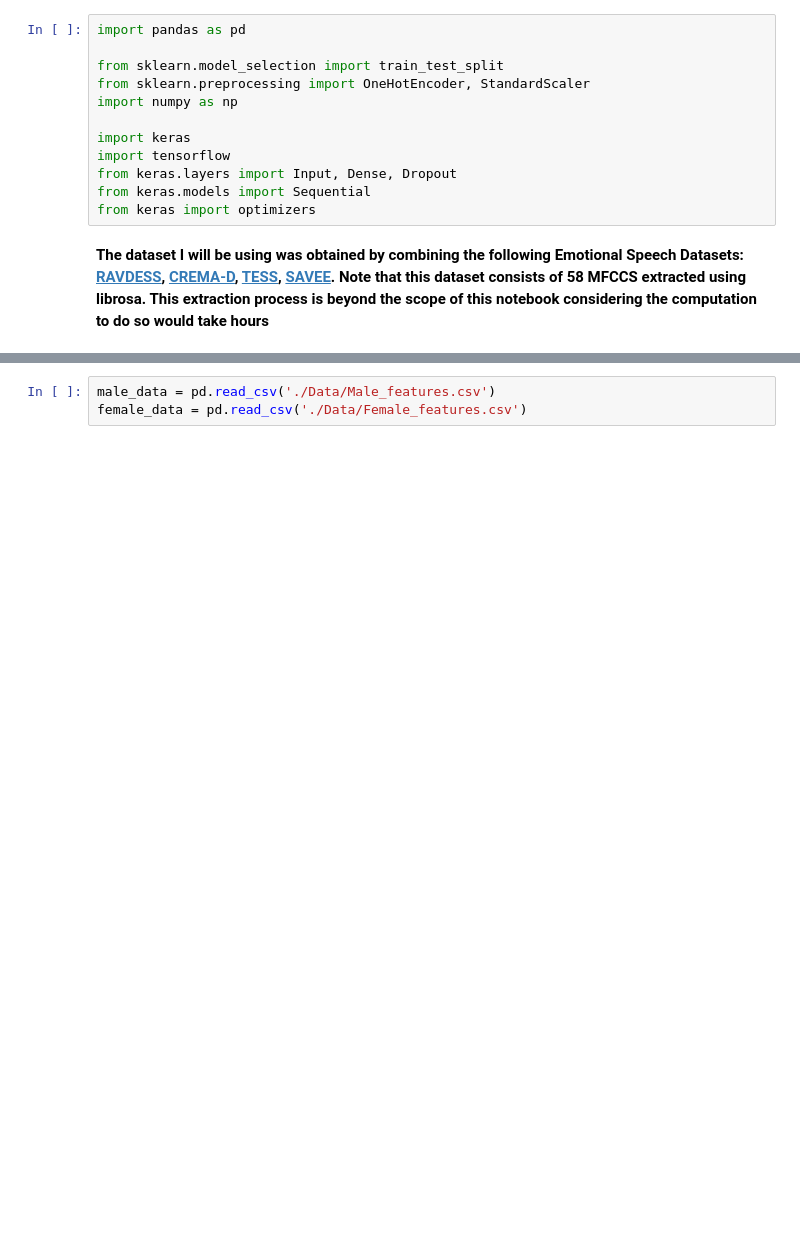
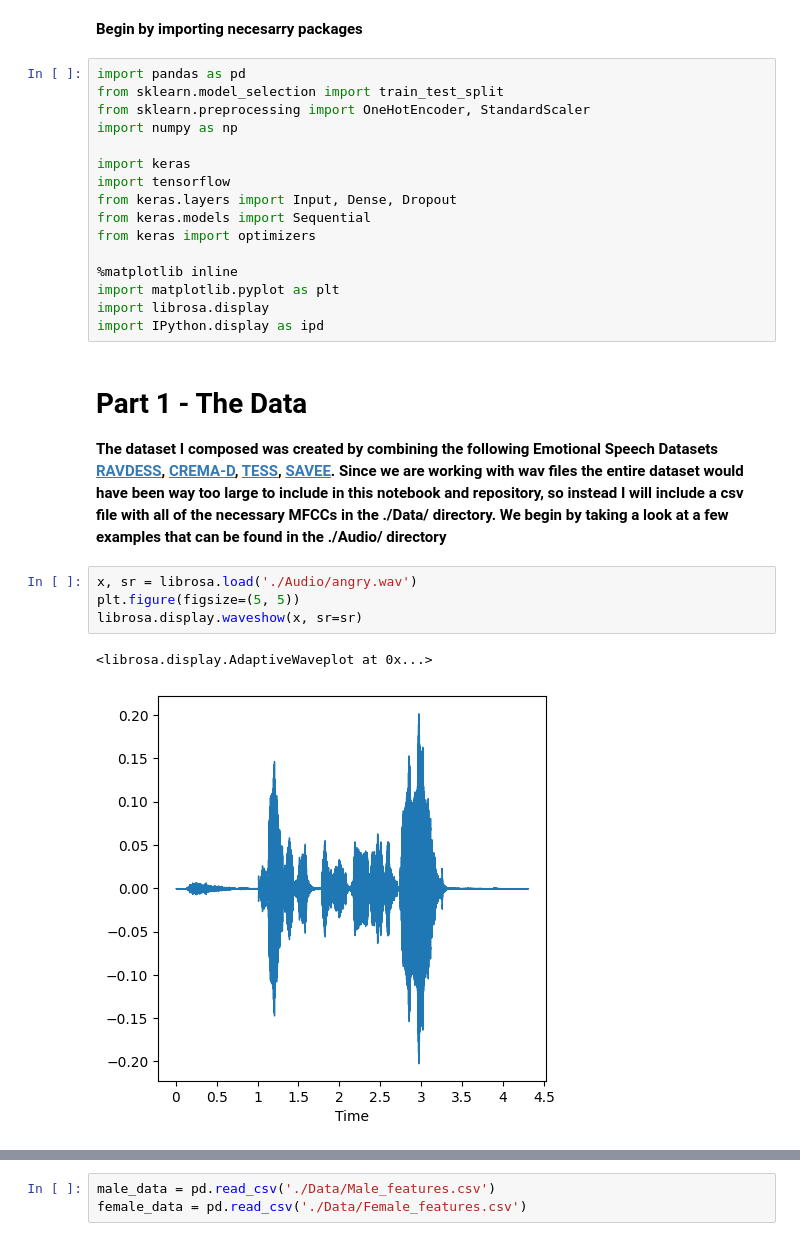
Before and after one commit to lodriscoll/SpeechEmotionRecognition, a Jupyter notebook: SpeechEmotionRecognition.ipynb, the cells around one changed output, grey strips where cells are left out. Saved outputs shown, nothing was run; the diff lists cells and outputs as text; blank space fills up the shorter version.

Commit message:
adding audio files and working on notebook

```diff
--- a/SpeechEmotionRecognition.ipynb
+++ b/SpeechEmotionRecognition.ipynb
@@ -3,6 +7,7 @@ Lets see what we are working with for starters
+# %% [markdown]
+**Begin by importing necesarry packages**
 # %%
 import pandas as pd
-
 from sklearn.model_selection import train_test_split
 from sklearn.preprocessing import OneHotEncoder, StandardScaler
 import numpy as np
@@ -12,5 +17,19 @@ import tensorflow
 from keras.layers import Input, Dense, Dropout
 from keras.models import Sequential
 from keras import optimizers
+
+%matplotlib inline
+import matplotlib.pyplot as plt
+import librosa.display
+import IPython.display as ipd
 # %% [markdown]
-**The dataset I will be using was obtained by combining the following Emotional Speech Datasets: [RAVDESS](https://www.kaggle.com/datasets/uwrfkaggler/ravdess-emotional-speech-audio), [CREMA-D](https://www.kaggle.com/datasets/ejlok1/cremad), [TESS](https://www.kaggle.com/datasets/ejlok1/toronto-emotional-speech-set-tess), [SAVEE](https://www.kaggle.com/datasets/ejlok1/surrey-audiovisual-expressed-emotion-savee). Note that this dataset consists of 58 MFCCS extracted using librosa. This extraction process is beyond the scope of this notebook considering the computation to do so would take hours**
+# Part 1 - The Data
+
+**The dataset I composed was created by combining the following Emotional Speech Datasets [RAVDESS](https://www.kaggle.com/datasets/uwrfkaggler/ravdess-emotional-speech-audio), [CREMA-D](https://www.kaggle.com/datasets/ejlok1/cremad), [TESS](https://www.kaggle.com/datasets/ejlok1/toronto-emotional-speech-set-tess), [SAVEE](https://www.kaggle.com/datasets/ejlok1/surrey-audiovisual-expressed-emotion-savee). Since we are working with wav files the entire dataset would have been way too large to include in this notebook and repository, so instead I will include a csv file with all of the necessary MFCCs in the ./Data/ directory. We begin by taking a look at a few examples that can be found in the ./Audio/ directory**
+# %%
+x, sr = librosa.load('./Audio/angry.wav')
+plt.figure(figsize=(5, 5))
+librosa.display.waveshow(x, sr=sr)
+# %% [output]
+<librosa.display.AdaptiveWaveplot at 0x...>
+[figure, added]
```
Also changed, not shown: parts of 21 cells of this notebook, 3 other files.
